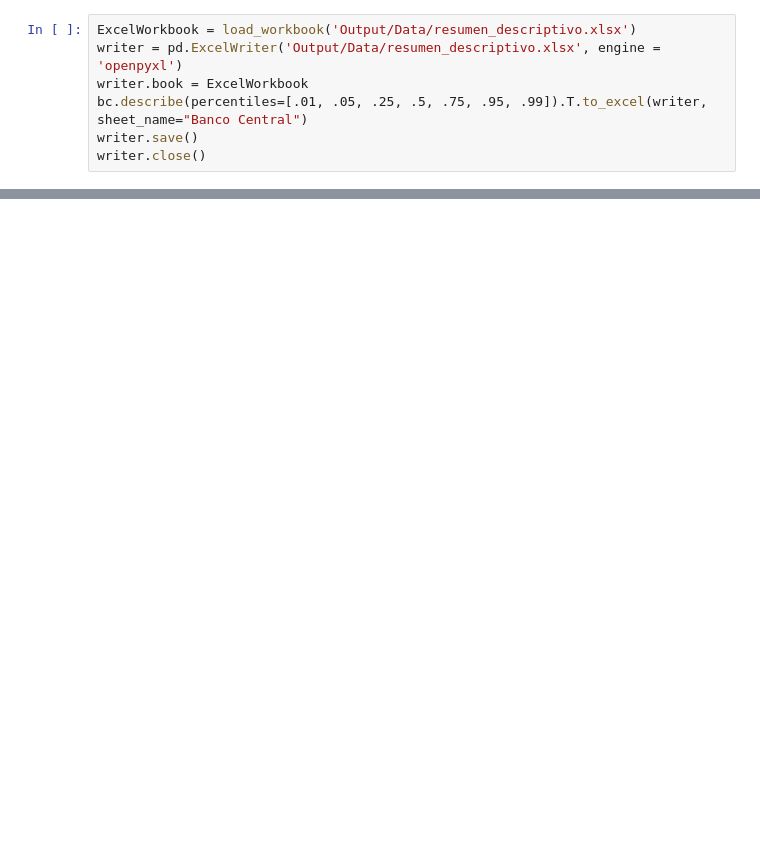
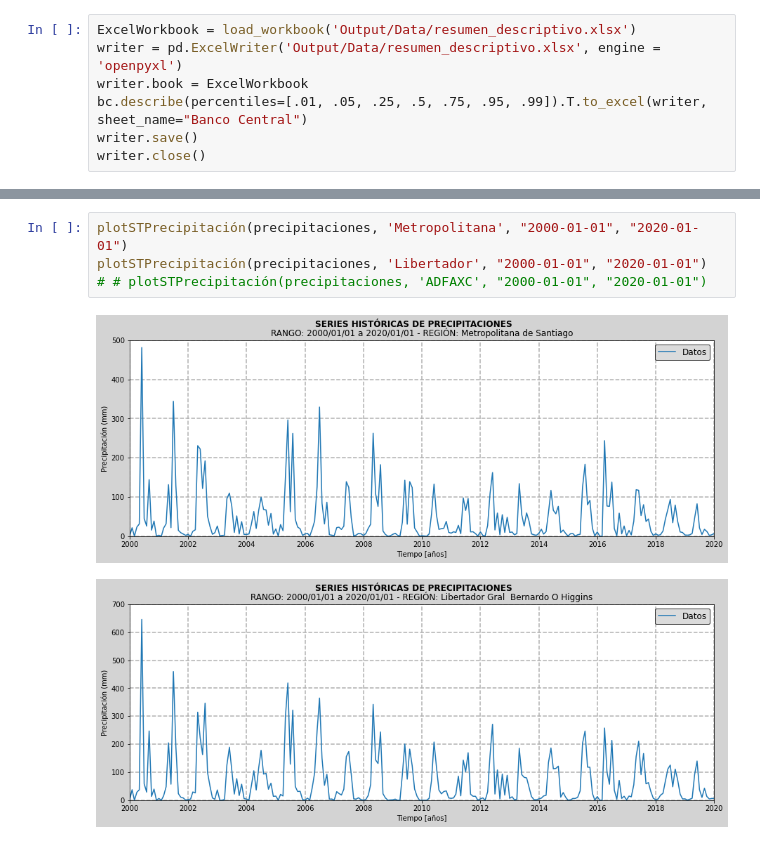
Before and after one commit to maniconaji/desafio_spike_precios, a Jupyter notebook: DesafíoSpikeManuelHuerta_v2.ipynb, the cells around one changed output, grey strips where cells are left out. Cells and saved outputs as stored; diff of their text form; blank space fills up the shorter version.

```diff
--- a/DesafíoSpikeManuelHuerta_v2.ipynb
+++ b/DesafíoSpikeManuelHuerta_v2.ipynb
@@ -824,0 +182,7 @@ for col_name in precipitaciones.columns:
+# %%
+plotSTPrecipitación(precipitaciones, 'Metropolitana', "2000-01-01", "2020-01-01")
+plotSTPrecipitación(precipitaciones, 'Libertador', "2000-01-01", "2020-01-01")
+# # plotSTPrecipitación(precipitaciones, 'ADFAXC', "2000-01-01", "2020-01-01")
+# %% [output]
+[figure, added]
+[figure, added]
```
Also changed, not shown: parts of 20 cells of this notebook, 3 other files.
